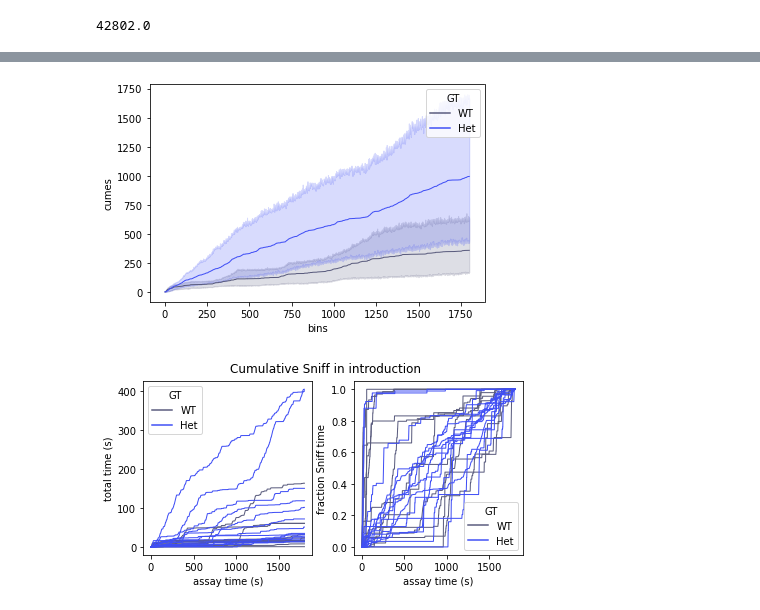
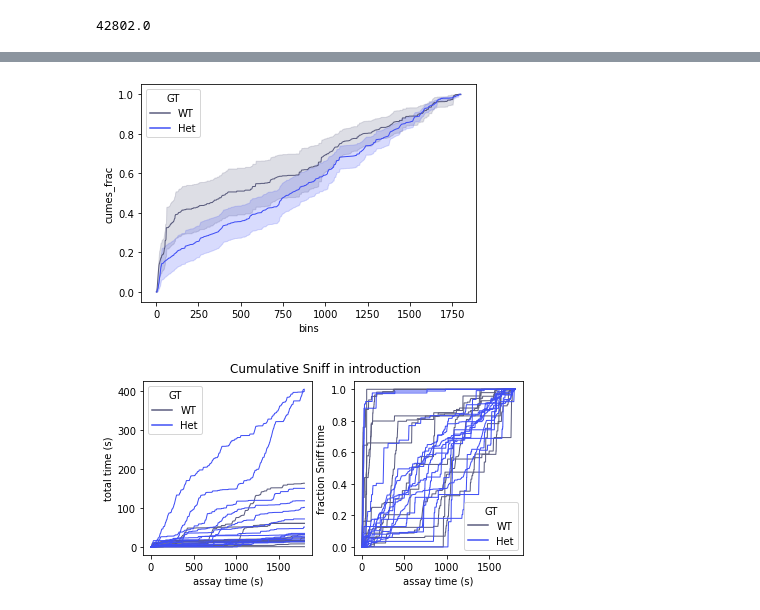
Before and after one commit to nhoglen/scn2a-paper-GWJSNH-code, a Jupyter notebook: 240811_pipeline_plottingCDFs.ipynb, the cells around one changed output, grey strips where cells are left out. Drawn from its saved outputs; the diff is of its cells as text; code cells hidden in the pictures.

```diff
--- a/240811_pipeline_plottingCDFs.ipynb
+++ b/240811_pipeline_plottingCDFs.ipynb
@@ -449,12 +487,11 @@ introsniffs = data[np.logical_and(data.behavior=='Sniff',data.assay=='introducti
 introsniffs_binned = make_bins_from_DF(introsniffs,1800) # make into 0.1 s bins
 # rebin
 secbins = make_arbitrary_bins(1800,1)
-introsniffs_binned['binbins'] = pd.cut(introsniffs_binned.bins,secbins,labels=secbins)
+introsniffs_binned['binbins'] = pd.cut(introsniffs_binned.bins,secbins,labels=secbins[1:])
+introsniffs_binned['binbins'] = pd.cut(introsniffs_binned.bins,secbins,labels=secbins[1:])
+
 # newdat = coll.groupby(['pair_tag','binbins','GT','sex'])['data'].cumsum().reset_index(name='bincount')
 # make mean plots from rebinned data
-# %%
-secbins = make_arbitrary_bins(1800,1)
-introsniffs_binned['binbins'] = pd.cut(introsniffs_binned.bins,secbins,labels=secbins[:-1])
 # %%
 newdat = introsniffs_binned.groupby(['pair_tag','binbins','GT','sex'])['data'].cumsum()
 newdat.head()
@@ -501,7 +554,8 @@ metasort = introsniffs_binned.sort_values(by='pair_tag')
 uniquetags = np.unique(metasort.pair_tag)
 gtlist = metasort.groupby(['pair_tag'])['GT'].apply(lambda x: np.unique(x)[0]).reset_index()
 sexlist = metasort.groupby(['pair_tag'])['sex'].apply(lambda x: np.unique(x)[0]).reset_index()
-numlist = metasort.groupby(['pair_tag'])['pair'].apply(lambda x: np.unique(x)[0]).reset_index()
+numlist = metasort.groupby(['pair_tag'])['pair_number'].apply(lambda x: np.unique(x)[0]).reset_index()
 metatab = pd.merge(gtlist, sexlist, on='pair_tag', how='outer')
 metatab = pd.merge(metatab,numlist,on='pair_tag',how='outer')
+binmeta = pd.merge(bintest,metatab,on='pair_tag',how='outer')
 # %%
@@ -509,2 +577,4 @@ binmeta = pd.merge(bintest,metatab,on='pair_tag',how='outer')
 # %%
 binmeta['cumes'] = binmeta.groupby(['pair_tag']).data.cumsum()
+binmeta['totals'] = binmeta.groupby(['pair_tag']).data.transform('sum')
+binmeta['cumes_frac'] = binmeta.cumes/binmeta.totals
@@ -511,11 +597,11 @@ binmeta['cumes'] = binmeta.groupby(['pair_tag']).data.cumsum()
 # %%
 ax0 = sns.lineplot(
         data=binmeta[binmeta.sex=='M'],
-        x="bins", y="cumes", hue="GT",
-        estimator='mean', lw=1,palette=mpal,hue_order=ho,
+        x="bins", y="cumes_frac", hue="GT",
+        estimator='mean', errorbar='se',lw=1,palette=mpal,hue_order=ho,
     )
 # %% [output]
-[figure, old version]
+[figure, new version]
 # %%
 # ----- SET UP COLORS -----
 acols = [[0.627451,   0.57254905, 0.37254903],
```
Also changed, not shown: parts of 12 cells of this notebook.
